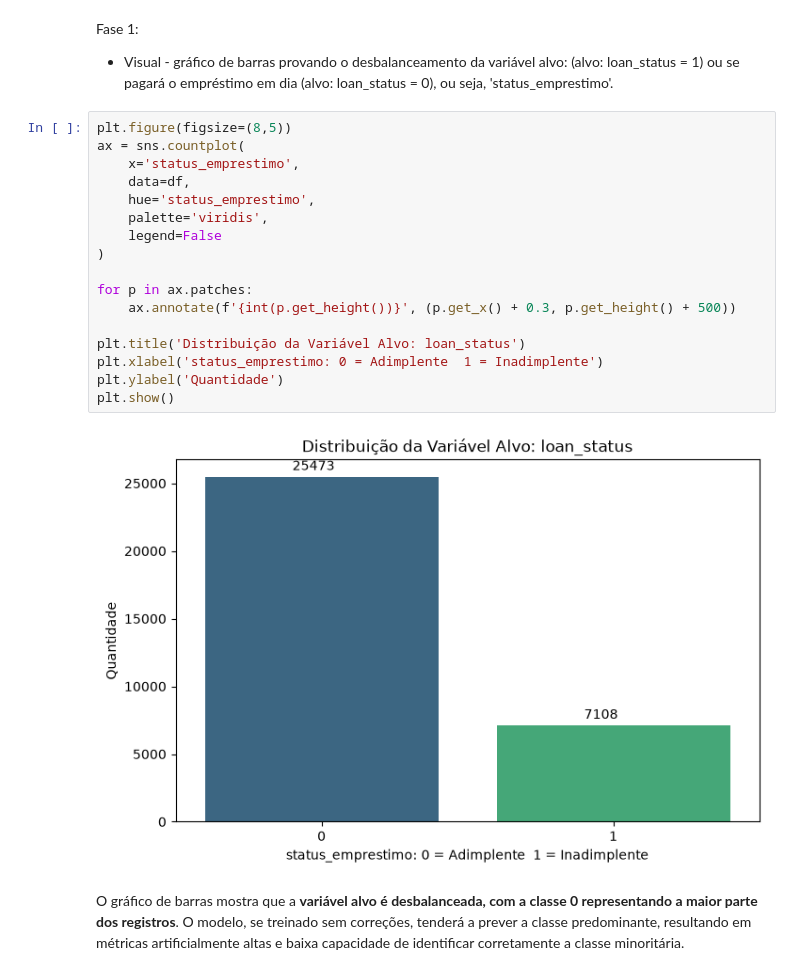
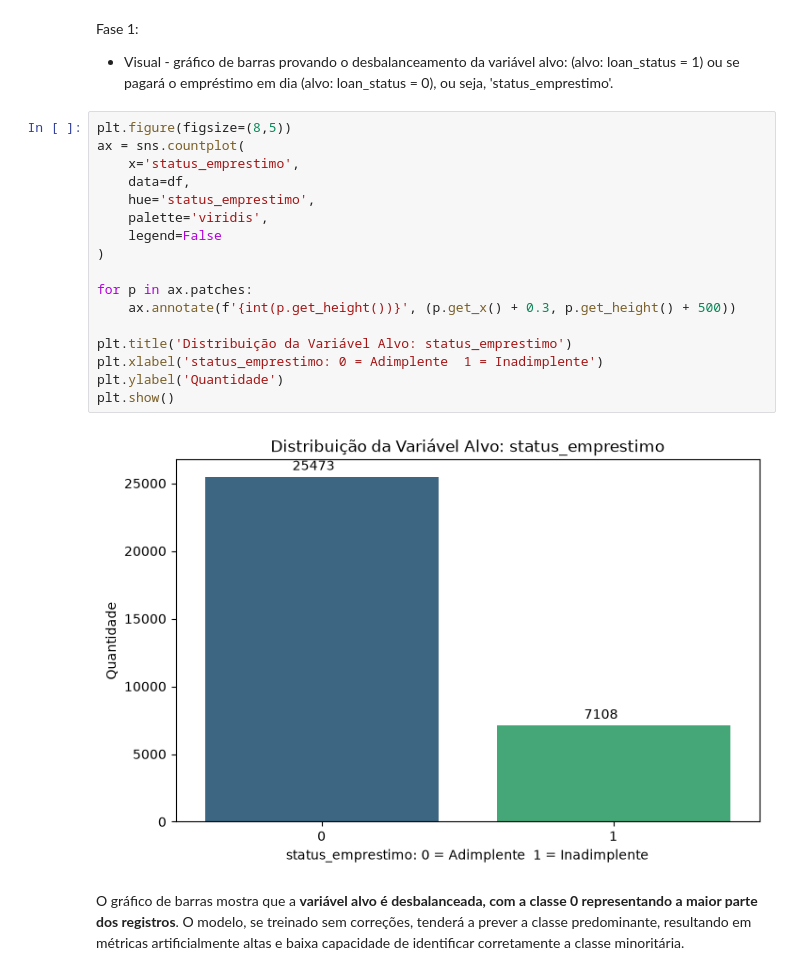
Before and after one commit to Ana-Cravo/credit_risk, a Jupyter notebook: projeto_credit_risk.ipynb, the cells around one changed output. Drawn from its saved outputs; the diff is of its cells as text.

```diff
--- a/projeto_credit_risk.ipynb
+++ b/projeto_credit_risk.ipynb
@@ -281,22 +281,22 @@ essa visualização complementa o histograma ao destacar a forma **assimétrica*
 # %%
 plt.figure(figsize=(8,5))
 ax = sns.countplot(
     x='status_emprestimo',
     data=df,
     hue='status_emprestimo',
     palette='viridis',
     legend=False
 )
 
 for p in ax.patches:
     ax.annotate(f'{int(p.get_height())}', (p.get_x() + 0.3, p.get_height() + 500))
 
-plt.title('Distribuição da Variável Alvo: loan_status')
+plt.title('Distribuição da Variável Alvo: status_emprestimo')
 plt.xlabel('status_emprestimo: 0 = Adimplente  1 = Inadimplente')
 plt.ylabel('Quantidade')
 plt.show()
 # %% [output]
-[figure, old version]
+[figure, new version]
 # %% [markdown]
 O gráfico de barras mostra que a **variável alvo é desbalanceada, com a classe 0 representando a maior parte dos registros**. O modelo, se treinado sem correções, tenderá a prever a classe predominante, resultando em métricas artificialmente altas e baixa capacidade de identificar corretamente a classe minoritária.
 # %% [markdown]
```
Also changed, not shown: parts of 20 cells of this notebook.
